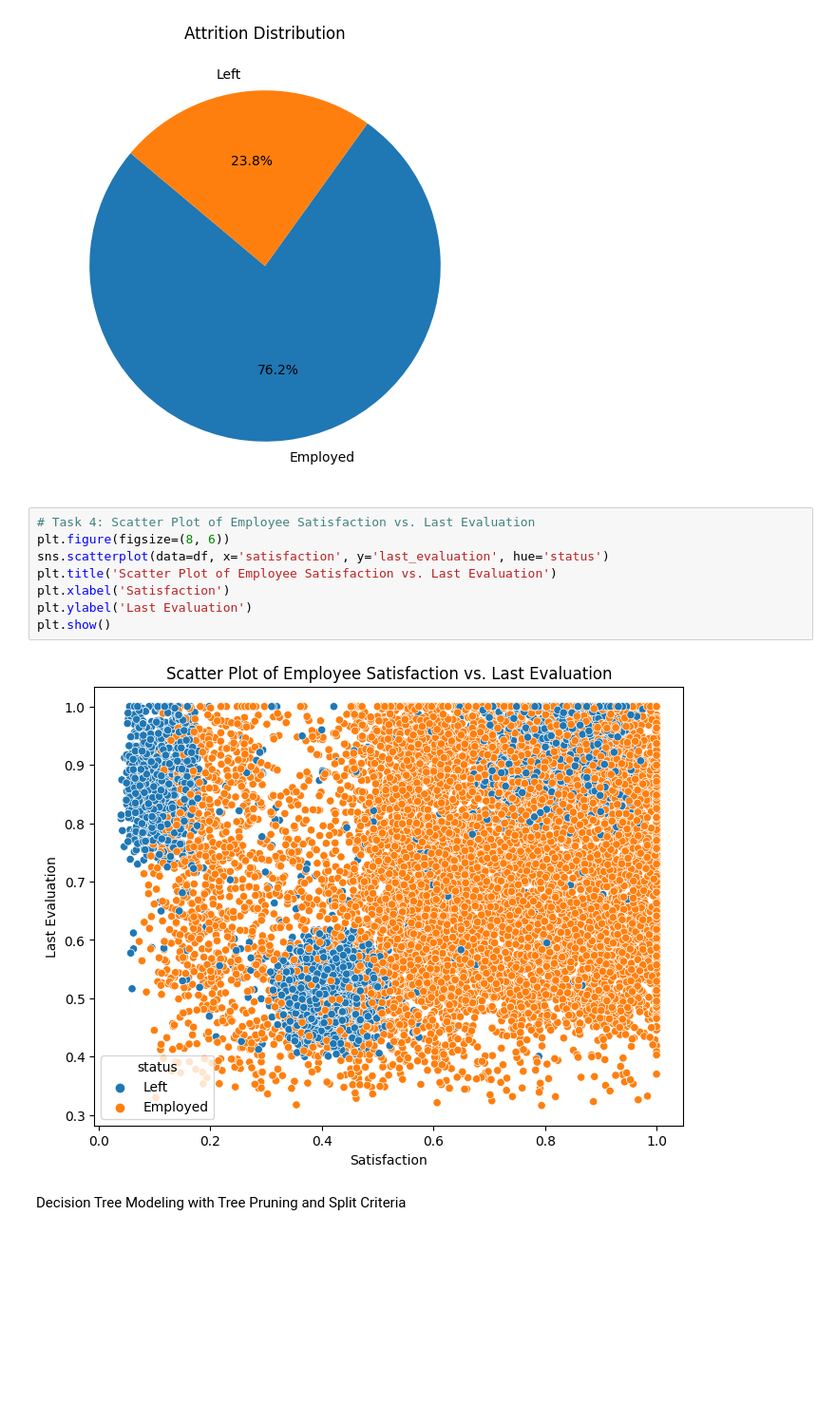
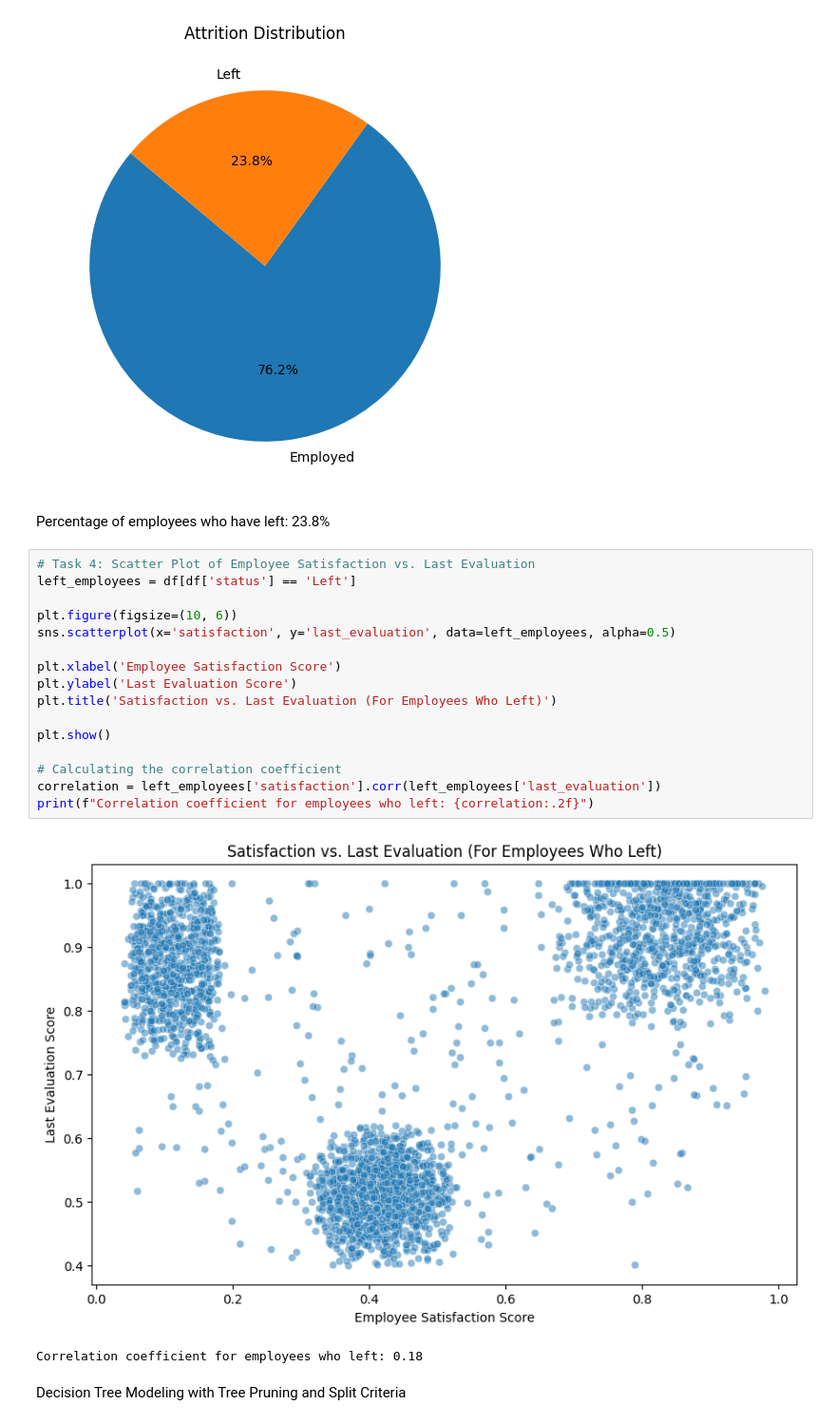
Before and after one commit to GOPIKA-S-S/LAB7, a Jupyter notebook: LAB7.ipynb, the cells around one changed output. Shown at 95% size. Cells and saved outputs as stored; diff of their text form; blank space fills up the shorter version.

```diff
--- a/LAB7.ipynb
+++ b/LAB7.ipynb
@@ -73,15 +96,26 @@ plt.title('Attrition Distribution')
 plt.show()
 # %% [output]
 [figure]
+# %% [markdown]
+Percentage of employees who have left: 23.8%
 # %%
 # Task 4: Scatter Plot of Employee Satisfaction vs. Last Evaluation
-plt.figure(figsize=(8, 6))
-sns.scatterplot(data=df, x='satisfaction', y='last_evaluation', hue='status')
-plt.title('Scatter Plot of Employee Satisfaction vs. Last Evaluation')
-plt.xlabel('Satisfaction')
-plt.ylabel('Last Evaluation')
+left_employees = df[df['status'] == 'Left']
+
+plt.figure(figsize=(10, 6))
+sns.scatterplot(x='satisfaction', y='last_evaluation', data=left_employees, alpha=0.5)
+
+plt.xlabel('Employee Satisfaction Score')
+plt.ylabel('Last Evaluation Score')
+plt.title('Satisfaction vs. Last Evaluation (For Employees Who Left)')
+
 plt.show()
+
+# Calculating the correlation coefficient
+correlation = left_employees['satisfaction'].corr(left_employees['last_evaluation'])
+print(f"Correlation coefficient for employees who left: {correlation:.2f}")
 # %% [output]
-[figure, old version]
+[figure, new version]
+Correlation coefficient for employees who left: 0.18
 # %% [markdown]
  Decision Tree Modeling with Tree Pruning and Split Criteria
```
Also changed, not shown: parts of 24 cells of this notebook.
